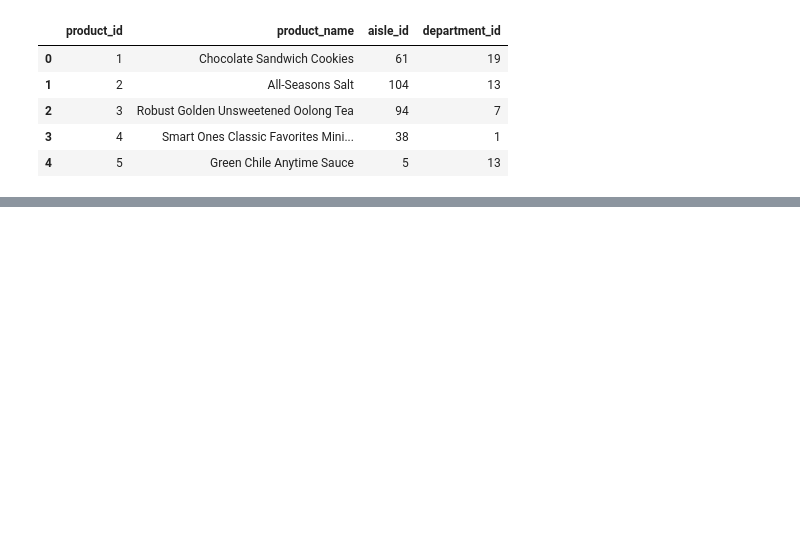
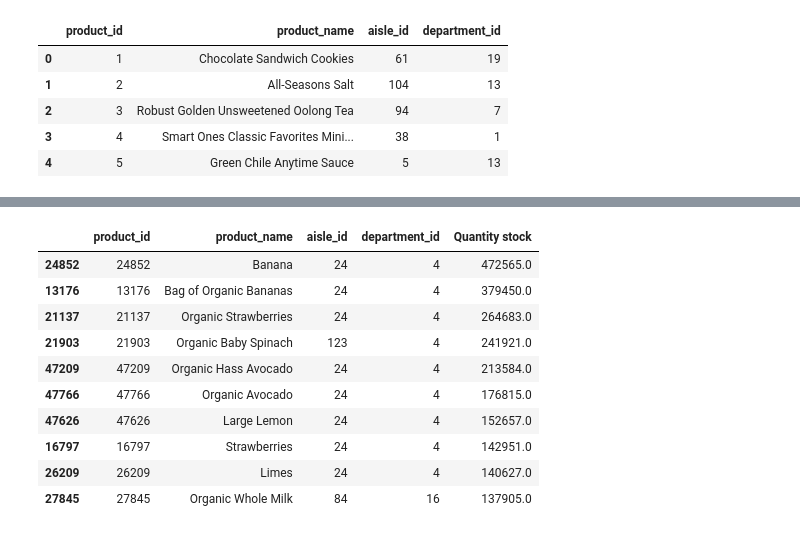
Before and after one commit to JAsanka/BUSINESS-INTELLIGENCE-SYSTEM, a Jupyter notebook: Untitled.ipynb, the cells around one changed output, grey strips where cells are left out. Saved outputs shown, nothing was run; the diff lists cells and outputs as text; code cells hidden in the pictures; blank space fills up the shorter version.

```diff
--- a/Untitled.ipynb
+++ b/Untitled.ipynb
@@ -149,4 +149,4 @@ order_products__prior.head()
 | 3 | 2 | 45918 | 4 | 1 |
 | 4 | 2 | 30035 | 5 | 0 |
 # %%
-proir_order = order_products__prior["product_id"].value_counts().sort_values(ascending=False).head(40)
+proir_order = order_products__prior["product_id"].value_counts().sort_values(ascending=False)
@@ -172,0 +153,3 @@ Name: product_id, dtype: int64
+# %%
+proir_order = proir_order[proir_order.index.sort_values(ascending=True)]
+proir_order.head()
@@ -192,0 +173,4 @@ Int64Index([24852, 13176, 21137, 21903, 47209, 47766, 47626, 16797, 26209,
+# %%
+products.index = np.arange(1,len(products.index)+1)
+products["Quantity stock"] = proir_order
+products.head()
@@ -192,0 +184,15 @@ Int64Index([24852, 13176, 21137, 21903, 47209, 47766, 47626, 16797, 26209,
+# %%
+products = products.sort_values("Quantity stock", ascending=False)
+products.head(10)
+# %% [output]
+|  | product_id | product_name | aisle_id | department_id | Quantity stock |
+| 24852 | 24852 | Banana | 24 | 4 | 472565.0 |
+| 13176 | 13176 | Bag of Organic Bananas | 24 | 4 | 379450.0 |
+| 21137 | 21137 | Organic Strawberries | 24 | 4 | 264683.0 |
+| 21903 | 21903 | Organic Baby Spinach | 123 | 4 | 241921.0 |
+| 47209 | 47209 | Organic Hass Avocado | 24 | 4 | 213584.0 |
+| 47766 | 47766 | Organic Avocado | 24 | 4 | 176815.0 |
+| 47626 | 47626 | Large Lemon | 24 | 4 | 152657.0 |
+| 16797 | 16797 | Strawberries | 24 | 4 | 142951.0 |
+| 26209 | 26209 | Limes | 24 | 4 | 140627.0 |
+| 27845 | 27845 | Organic Whole Milk | 84 | 16 | 137905.0 |
```
Also changed, not shown: parts of 5 cells of this notebook.
